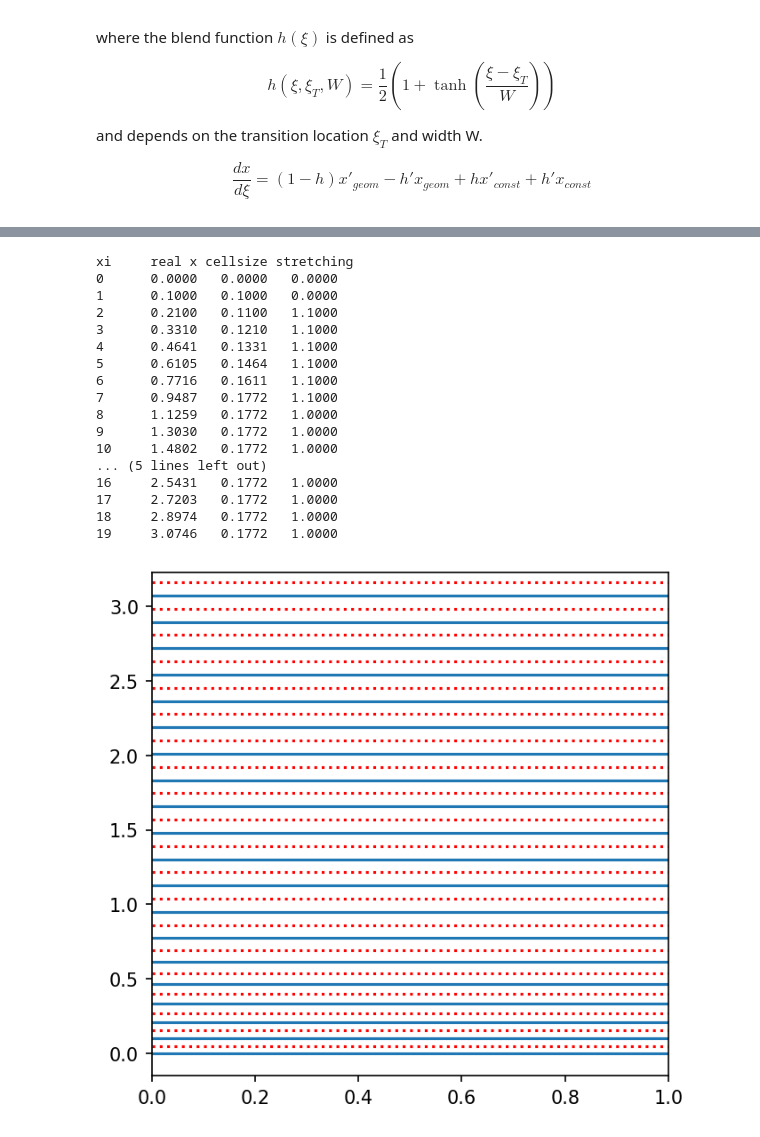
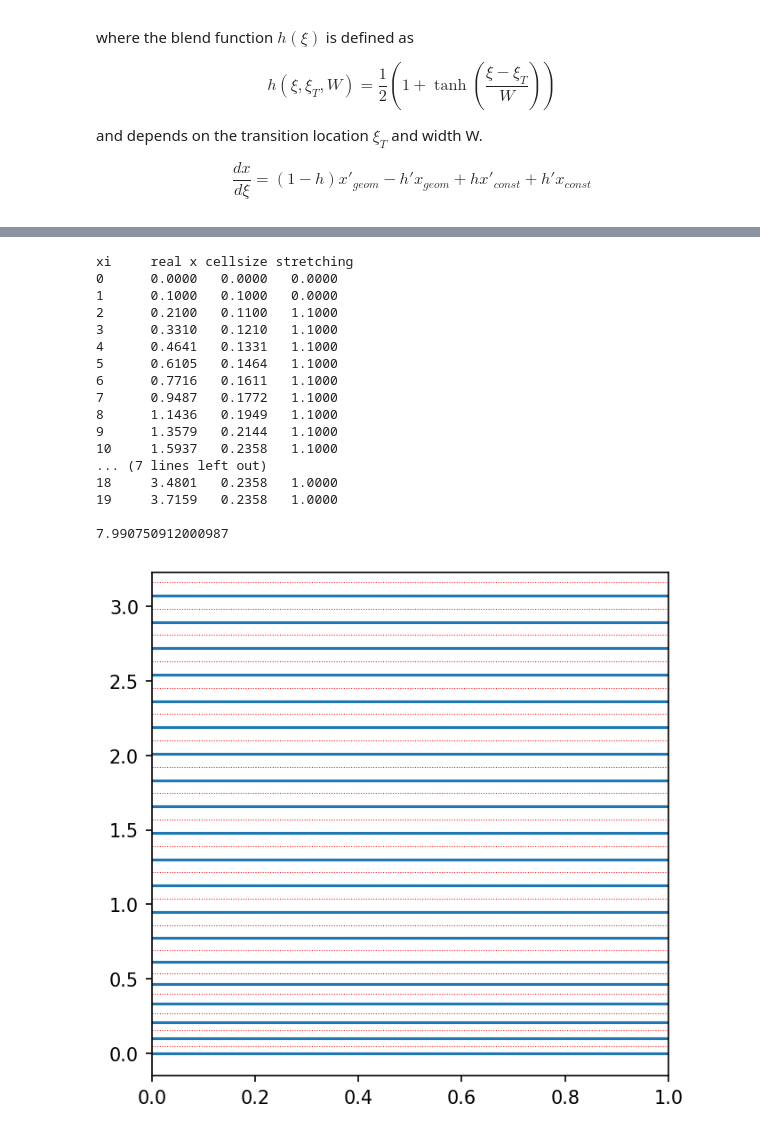
Before and after one commit to lawrenceccheung/AMRWind_RANSBC, a Jupyter notebook: ABLScaling_function_blended.ipynb, the cells around one changed output, grey strips where cells are left out. Saved outputs shown, nothing was run; the diff lists cells and outputs as text; code cells hidden in the pictures.

```diff
--- a/ABLScaling_function_blended.ipynb
+++ b/ABLScaling_function_blended.ipynb
@@ -128,10 +154,16 @@ delta0 = 0.1
 r      = 1.1
 xmatch = 1.0
 
+deltamax = 0.25
+
 #print(coord(0, delta0, r))
 #print(coord(1, delta0, r))
 #print(xi[0],delta0*((r**0) - r))
-printgrid(xi, xcoord, delta0, r, xmatch)
+
+#printgrid(xi, xcoord, delta0, r, xmatch)
+printgrid(xi, xcoord_deltamax, delta0, r, deltamax)
+print()
+print(xideltamax(0.177, delta0, r))
 # %% [output]
 xi     real x cellsize stretching
 0      0.0000   0.0000   0.0000
@@ -142,18 +174,18 @@ xi     real x cellsize stretching
 5      0.6105   0.1464   1.1000
 6      0.7716   0.1611   1.1000
 7      0.9487   0.1772   1.1000
-8      1.1259   0.1772   1.0000
-9      1.3030   0.1772   1.0000
-10     1.4802   0.1772   1.0000
-... (5 lines left out)
-16     2.5431   0.1772   1.0000
-17     2.7203   0.1772   1.0000
-18     2.8974   0.1772   1.0000
-19     3.0746   0.1772   1.0000
+8      1.1436   0.1949   1.1000
+9      1.3579   0.2144   1.1000
+10     1.5937   0.2358   1.1000
+... (7 lines left out)
+18     3.4801   0.2358   1.0000
+19     3.7159   0.2358   1.0000
+
+7.990750912000987
 # %%
 #Plot the grid
 fig, ax = plt.subplots(1,1, figsize=(5,5), dpi=150)
 plotgrid(ax, xi, xcoord, delta0, r, xmatch)
-plotgrid(ax, xi+0.5, xcoord, delta0, r, xmatch, color='r', ls=':')
+plotgrid(ax, xi+0.5, xcoord, delta0, r, xmatch, color='r', ls=':', linewidth=0.50)
 # %% [output]
-[figure, old version]
+[figure, new version]
```
Also changed, not shown: parts of 3 cells of this notebook, 2 other files.
